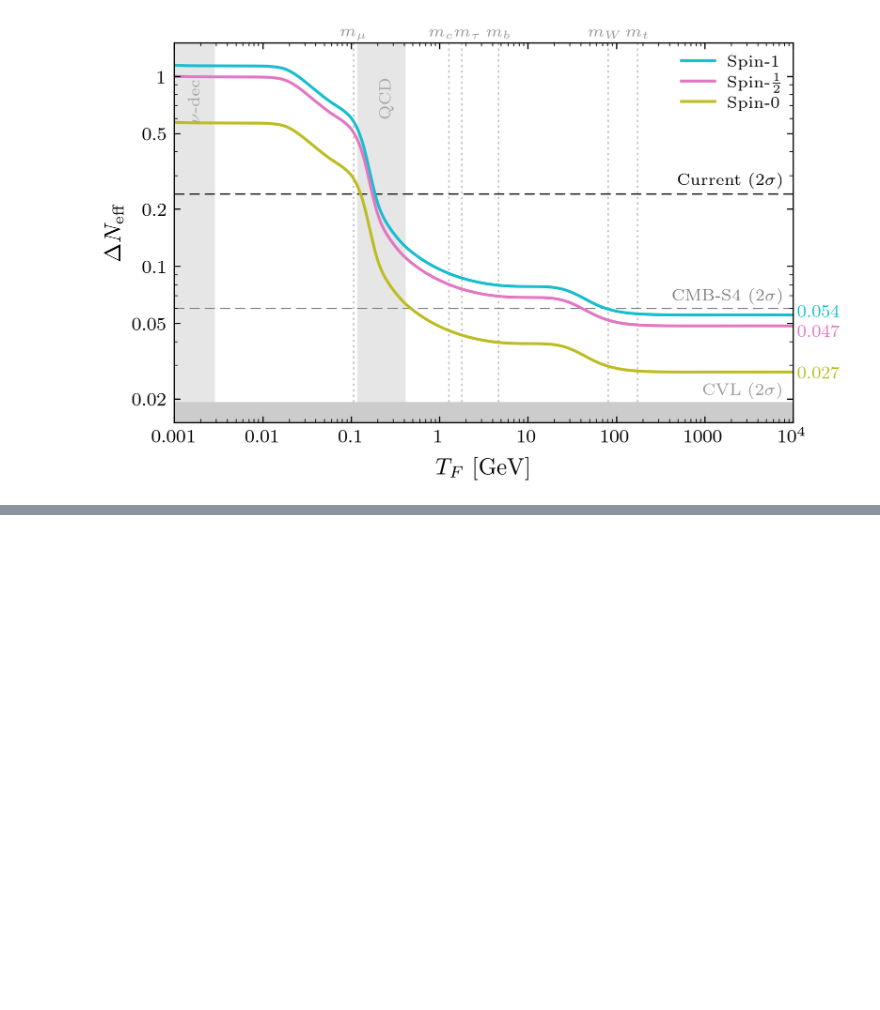
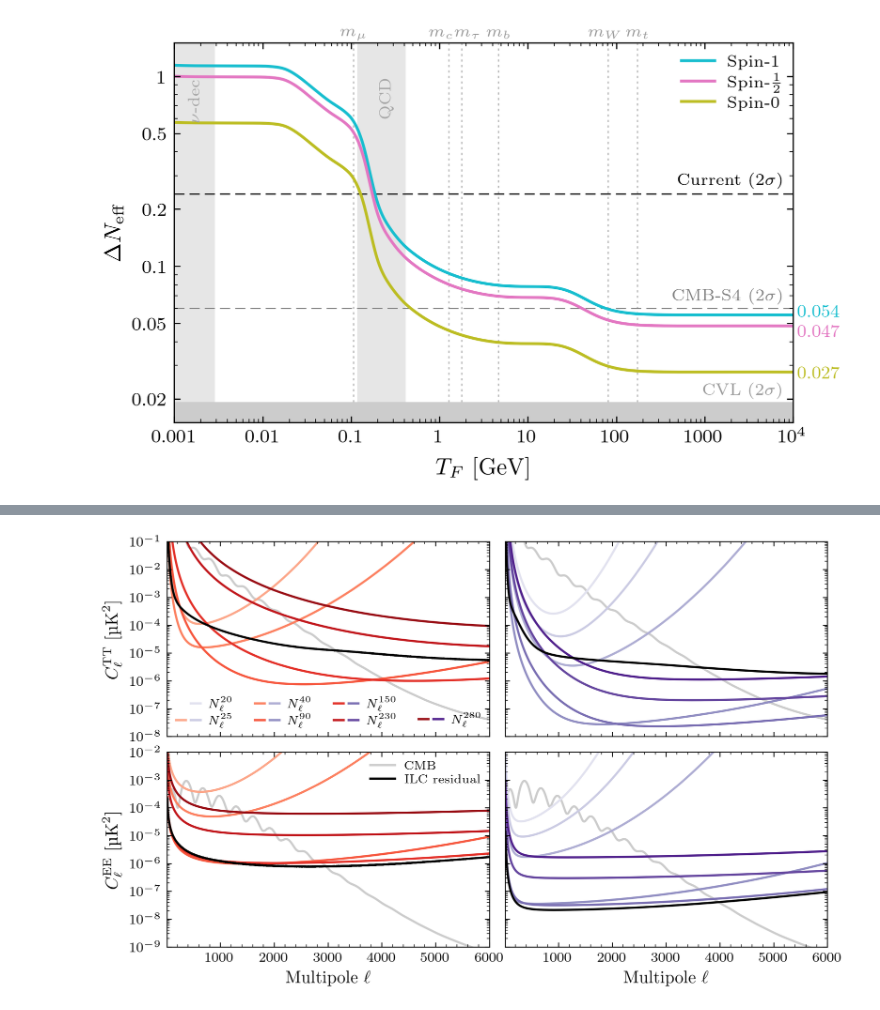
Before and after one commit to sriniraghunathan/cmb_s4_all_chile_optimisation_2025_05, a Jupyter notebook: figures_neff_paper.ipynb, the cells around one changed output, grey strips where cells are left out. Saved outputs shown, nothing was run; the diff lists cells and outputs as text; code cells hidden in the pictures; blank space fills up the shorter version.

```diff
--- a/figures_neff_paper.ipynb
+++ b/figures_neff_paper.ipynb
@@ -739,0 +616,94 @@ subprocess.run(["epstopdf", "--gsopt=-dCompatibilityLevel=1.5", f'figures/{fig_n
+# %%
+FIGURE4 = all_data['Figure 4']
+
+freq_list = [20, 25, 40, 90, 150, 230, 280]
+# Color map
+colors = {}
+cmap_base = mpl.colormaps['Reds']
+cmap_subrange = mpl.colors.LinearSegmentedColormap.from_list('Reds_sub', [cmap_base(i) for i in np.linspace(0.2, 0.9, 1000)])
+colors['wide'] = [cmap_subrange(i) for i in np.linspace(0, 1, 7)]
+cmap_base = mpl.colormaps['Purples']
+cmap_subrange = mpl.colors.LinearSegmentedColormap.from_list('Purples_sub', [cmap_base(i) for i in np.linspace(0.2, 0.9, 1000)])
+colors['deep'] = [cmap_subrange(i) for i in np.linspace(0, 1, 7)]
+
+comps_cmb = ['CMB', '0.8']
+comps_ilc = ['ILC residual', 'black']
+components_to_plot = {'wide': {'cmb': comps_cmb}, 'deep': {'cmb': comps_cmb}}
+for num, freq in enumerate(freq_list):
+    for survey in colors.keys():
+        components_to_plot[survey]['nl_' + str(freq)] = [r'$N_\ell^{' + str(freq) + r'}$', colors[survey][num]]
+del components_to_plot['wide']['nl_20']
+components_to_plot['wide']['ilc'] = comps_ilc
+components_to_plot['deep']['ilc'] = comps_ilc
+
+spec_label = {'wide': 'CMB-S4 Wide survey', 'deep': 'CMB-S4 Ultra-deep survey'}
+
+fig, axes = plt.subplots(nrows=2, ncols=2, figsize=(7.2, 7.2/GOLDEN_RATIO))
+
+line_list1 = {}
+line_list2 = {}
+for ncol, spec in enumerate(FIGURE4):
+    if spec == 'TT':
+        ymin, ymax = 1e-8, 1e-1
+        yticks = [1e-8, 1e-7, 1e-6, 1e-5, 1e-4, 1e-3, 1e-2, 1e-1]
+        spec_name = 'tt'
+    else:
+        ymin, ymax = 1e-9, 1e-2
+        yticks = [1e-9, 1e-8, 1e-7, 1e-6, 1e-5, 1e-4, 1e-3, 1e-2]
+        spec_name = 'ee'
+
+    for nrow, survey in enumerate(FIGURE4[spec]):
+        ax = axes[ncol, nrow]
+        ax.set_xlim([10, 6000])
+        ax.set_yscale('log')
+        ax.set_ylim([ymin, ymax])
+        ax.set_yticks(yticks)
+        if nrow == 0:
+            ax.set_ylabel(r'$C_\ell^\mathrm{' + spec + r'}$ $[\si{\micro\kelvin\squared}]$', labelpad=5)
+        else:
+            plt.setp(ax.get_yticklabels(), visible=False)
+        if ncol == 0:
+            plt.setp(ax.get_xticklabels(), visible=False)
+        else:
+            ax.set_xlabel(r'Multipole $\ell$')
+        ax.yaxis.set_minor_locator(mpl.ticker.LogLocator(base=10., subs=(0.1,0.2,0.3,0.4,0.5,0.6,0.7,0.8,0.9), numticks=8))
+        ax.yaxis.set_minor_formatter(mpl.ticker.NullFormatter())
+
+        spectra = FIGURE4[spec][survey]
+        line_list1[survey] = []
+        line_list2[survey] = []
+        for typ in components_to_plot[survey]:
+            line, = ax.plot(spectra['ell'][11:], spectra[typ][11:], color=components_to_plot[survey][typ][1],
+                            label=components_to_plot[survey][typ][0])
+            if typ in ['cmb', 'ilc']:
+                line_list1[survey].append(line)
+            else:
+                line_list2[survey].append(line)
+
+        if ncol == 1:
+            axes[0, nrow].text(0.02, 0.04, spec_label[survey], transform=ax.transAxes, ha='left', va='bottom',
+                               color='0.5', fontsize=mpl.rcParams['legend.fontsize'])
+
+empty = mpl.lines.Line2D([], [], color='none', label='')
+line_list2['wide'].insert(0, empty)
+legend2_list = [(line_list2['wide'][n], line_list2['deep'][n]) for n in range(len(line_list2['deep']))]
+legend2_labels = [l.get_label() for l in line_list2['deep']]
+legend2_list.insert(-1, (empty, empty))
+legend2_labels.insert(-1, '')
+axes[0, 0].legend(legend2_list, legend2_labels,
+                  handler_map={tuple: mpl.legend_handler.HandlerTuple(ndivide=None)},
+                  loc='lower left', ncol=4, columnspacing=1.8, handletextpad=0.65)
+axes[1, 0].legend(handles=line_list1['wide'], loc='upper right', ncol=1, columnspacing=1.9)
+
+
+plt.subplots_adjust(hspace=0.08, wspace=0.08/GOLDEN_RATIO)
+
+fig_name = f'spectra_ilc'
+plt.savefig(f'figures/{fig_name}')
+
+plt.show()
+plt.close()
+
+subprocess.run(["epstopdf", "--gsopt=-dCompatibilityLevel=1.5", f'figures/{fig_name}.eps'], check=True);
+# %% [output]
+[figure, added]
```
Also changed, not shown: parts of 32 cells of this notebook, 2 other files.
